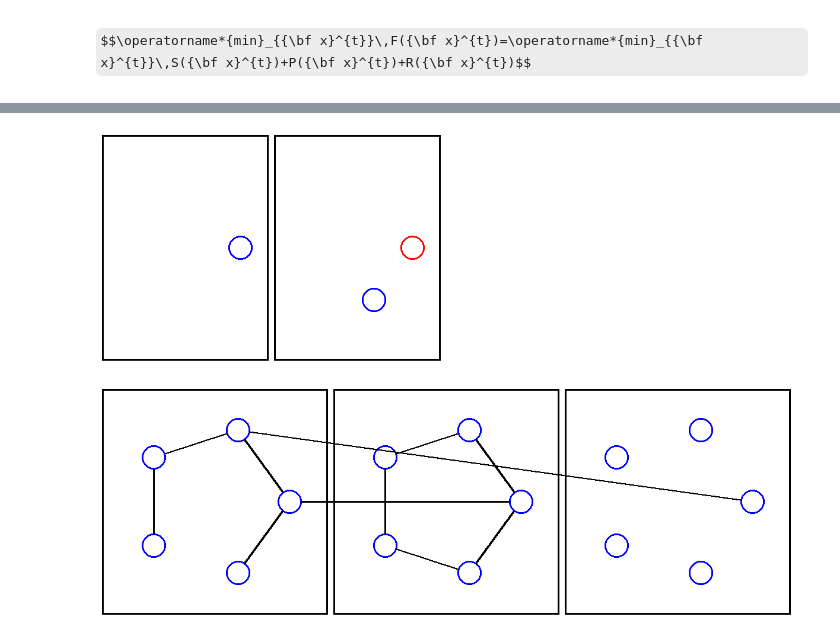
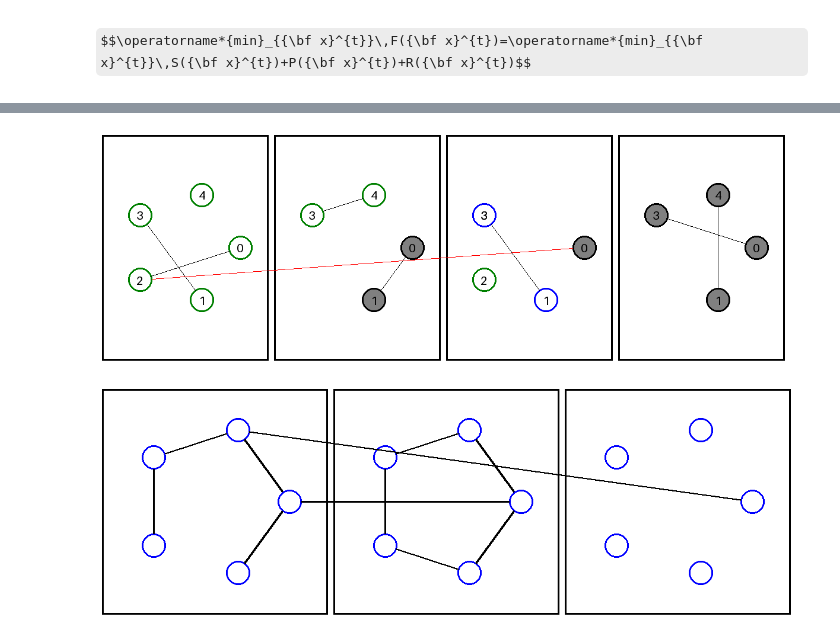
Before and after one commit to gamberoillecito/Mapping-quantum-circuits-to-modular-architectures-with-QUBO, a Jupyter notebook: project.ipynb, the cells around one changed output, grey strips where cells are left out. Drawn from its saved outputs; the diff is of its cells as text; code cells hidden in the pictures; some formulas as TeX source.

Commit message:
solution drawing now has nodes names and proper edges

```diff
--- a/project.ipynb
+++ b/project.ipynb
@@ -169,7 +166,7 @@ class TimeSlice:
         # involved_qubits stores the qubits already involved in the slice
         # it is useful while performing slicing
         self.involved_qubits = []
-        self._qubit_connections = [] # list of the connections between the qubits inside this time slice e.g. [(0,1), (3,4)]
+        self.qubit_connections = [] # list of the connections between the qubits inside this time slice e.g. [(0,1), (3,4)]
         self.graph = nx.Graph() # graph of interaction of the qubits
 
     def append(self, gate:Gate):
@@ -186,13 +183,13 @@ class TimeSlice:
 
         # create the graph of the interactions of the qubits involved in the same gate
         for l in list(itertools.combinations(gate.qubits, 2)):
-            self._qubit_connections.append(l) ## ATTENZIONE: nel paper non tutti i qubit coinvolti in un gate sono connessi tra di loro
+            self.qubit_connections.append(l) ## ATTENZIONE: nel paper non tutti i qubit coinvolti in un gate sono connessi tra di loro
 
         # add nodes (qubits) to the graph
         self.graph.add_nodes_from(gate.qubits)
 
         # add edges to the graph
-        self.graph.add_edges_from(self._qubit_connections)
+        self.graph.add_edges_from(self.qubit_connections)
 
         self.gates.append(gate)
 
@@ -204,7 +201,7 @@ class TimeSlice:
 
         G = nx.Graph()
         G.add_nodes_from(range(self.num_qubits))
-        G.add_edges_from(self._qubit_connections)
+        G.add_edges_from(self.qubit_connections)
         # fig, axs = plt.subplots(1, 1, figsize=(2 * 1, 2))
         # pos = nx.shell_layout(G, scale=0.4, rotate=0)  # Posizioni dei nodi
         # nx.draw(G, pos, ax=axs, with_labels=True, node_size=300, node_color='red', font_size=10, font_color='black')
@@ -228,7 +225,7 @@ class TimeSlice:
         return qc
 
     def __repr__(self):
-        s = f"(TimeSlice{self.idx}, gates: {self.gates}, edges: {self._qubit_connections})"
+        s = f"(TimeSlice{self.idx}, gates: {self.gates}, edges: {self.qubit_connections})"
         return s
 # %% [markdown]
 ### Slicing the circuit
@@ -468,7 +465,7 @@ class MultiCoreMapper:
         self.qc = qc
         # print(qc.num_qubits)
         self.num_qubits = qc.num_qubits
-        self.slices = slice_circuit(qc, self.num_qubits)
+        self.slices: list[TimeSlice] = slice_circuit(qc, self.num_qubits)
 
         self.x = self.create_x()
         self.y = self.create_y()
@@ -677,15 +674,20 @@ print(solution_graphs)
 # edges = [(0, 1), (1, 2), (2, 3), (3, 4), (0, 4)]
 # draw_rectangle_with_circles_and_edges(400, 300, num_circles, edges)
 # %%
-from PIL import Image, ImageDraw
+from PIL import Image, ImageDraw, ImageFont
 import math
 image_width, image_height = 1200, 400
 image = Image.new('RGB', (image_width, image_height), 'white')
 draw = ImageDraw.Draw(image)
-rect_width = image_width // num_slices - 20
+num_rectangles = num_slices
+rect_width = image_width // num_rectangles - 20
 rect_height = image_height - 20
-all_circle_positions = []
-num_nodes = num_qubits = 5
+num_nodes = num_qubits = mcm.num_qubits
+all_circle_positions = [[None for j in range(num_nodes)] for i in range(num_rectangles)]
+circle_radius=20
+
+# font = ImageFont.truetype("CothamSans.otf", 28, encoding="unic")
+font = ImageFont.load_default(size=20)
 
 def get_rect_coords(rect_index):
     # Coordinate del rettangolo
@@ -700,31 +702,21 @@ def draw_rect(rect_index):
     rect_width = image_width // num_rectangles - 20
     rect_height = image_height - 20
 
-    # Dimensioni dei cerchi
-    circle_radius = 20
-
-    all_circle_positions = []
-
     rect_x0, rect_y0, rect_x1, rect_y1 = get_rect_coords(rect_index)
 
     # Disegno del rettangolo
     draw.rectangle([rect_x0, rect_y0, rect_x1, rect_y1], outline='black', width=3)
 
-    # Calcolo delle posizioni dei cerchi in modo circolare
-    center_x = (rect_x0 + rect_x1) / 2
-    center_y = (rect_y0 + rect_y1) / 2
-
-def draw_node(node_index, rect_index, color, circle_radius=20):
+def draw_node(node_index, rect_index, color, fill=None):
     rect_x0, rect_y0, rect_x1, rect_y1 = get_rect_coords(rect_index)
     # Calcolo delle posizioni dei cerchi in modo circolare
     center_x = (rect_x0 + rect_x1) / 2
     center_y = (rect_y0 + rect_y1) / 2
     radius = min(rect_x1 - rect_x0, rect_y1 - rect_y0) / 3
-    circle_positions = []
     angle = 2 * math.pi * node_index / num_nodes
     circle_x = center_x + radius * math.cos(angle)
     circle_y = center_y + radius * math.sin(angle)
-    circle_positions.append((circle_x, circle_y))
+    circle_positions = (circle_x, circle_y)
 
     # Coordinate del cerchio
     circle_x0 = circle_x - circle_radius
@@ -733,13 +725,54 @@ def draw_node(node_index, rect_index, color, circle_radius=20):
     circle_y1 = circle_y + circle_radius
 
     # Disegno del cerchio
-    draw.ellipse([circle_x0, circle_y0, circle_x1, circle_y1], outline=color, width=3)
+    draw.ellipse([circle_x0, circle_y0, circle_x1, circle_y1], outline=color, fill=fill, width=3)
+    draw.text((circle_x, circle_y), text=str(node_index), font=font, fill="black", align="center", anchor="mm")
 
-    all_circle_positions.extend(circle_positions)
-draw_rect(0)
-draw_rect(1)
-draw_node(0,0, 'blue')
-draw_node(0,1, 'red')
-draw_node(1,1, 'blue')
+    all_circle_positions[rect_index][node_index]  = circle_positions
+
+def draw_edge(nodes, rectangles, color):
+    def get_edge_point(x1, y1, x2, y2, radius):
+        angle = math.atan2(y2 - y1, x2 - x1)
+        return x1 + radius * math.cos(angle), y1 + radius * math.sin(angle)
+
+    pos1 = all_circle_positions[rectangles[0]][nodes[0]]
+    pos2 = all_circle_positions[rectangles[1]][nodes[1]]
+    if pos1 is None:
+        draw_node(nodes[0], rectangles[0], "black", fill="gray")
+    if pos2 is None:
+        draw_node(nodes[1], rectangles[1], "black", fill="gray")
+
+    pos1 = all_circle_positions[rectangles[0]][nodes[0]]
+    pos2 = all_circle_positions[rectangles[1]][nodes[1]]
+
+    x1, y1 = pos1
+    x2, y2 = pos2
+    edge_x1, edge_y1 = get_edge_point(x1, y1, x2, y2, circle_radius)
+    edge_x2, edge_y2 = get_edge_point(x2, y2, x1, y1, circle_radius)
+    draw.line([edge_x1, edge_y1, edge_x2, edge_y2], fill=color)
+# draw_rect(0)
+# draw_rect(1)
+# draw_node(0,0, 'blue')
+# draw_node(0,1, 'red')
+# draw_node(1,1, 'blue')
+# draw_edge([0, 1], [1, 1])
+for i in mcm.slices:
+    print(i.qubit_connections)
+    print()
+
+
+print('#'*10)
+colors = ["green", "blue", "yellow", "purple", "orange", "brown"]
+for t, slice in enumerate(solution_graphs):
+    draw_rect(t)
+    for k, core in enumerate(slice):
+        for qubit in core:
+            draw_node(qubit, t, colors[k])
+    for nodes in mcm.slices[t].qubit_connections:
+        print(nodes)
+        draw_edge(nodes, [t,t], "black")
+# print(all_circle_positions[0][0])
+
+draw_edge((2,0), (0,2), 'red')
 image.show()
 # %% [output]
@@ -746,4 +797,4 @@ image.show()
-[figure, old version]
+[figure, new version]
 # %%
 from PIL import Image, ImageDraw
 import math
```
Also changed, not shown: parts of 6 cells of this notebook.
